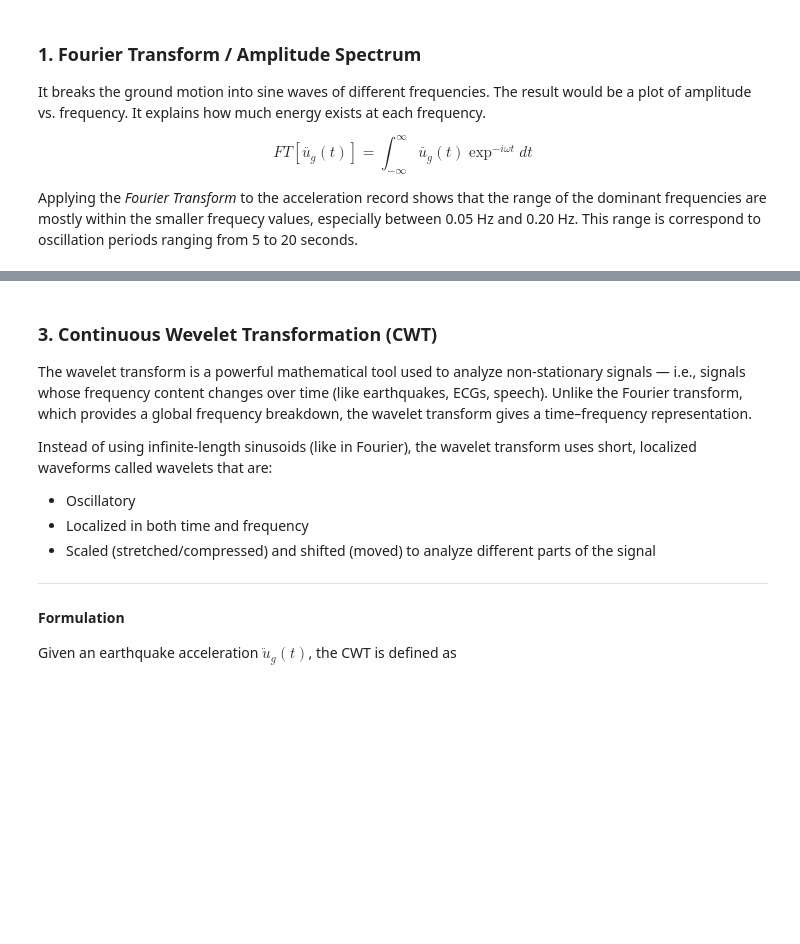
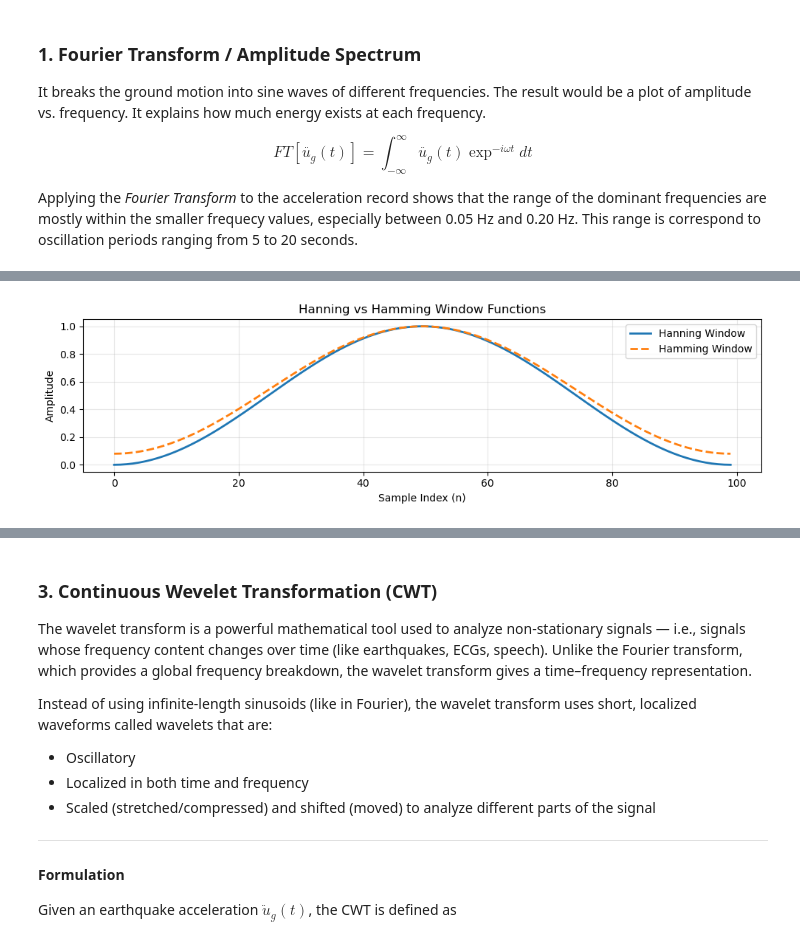
Before and after one commit to hkaragah/hkaragah.github.io, a Jupyter notebook: earthquake/frequency_content/frequency_content.ipynb, the cells around one changed output, grey strips where cells are left out. Drawn from its saved outputs; the diff is of its cells as text; code cells hidden in the pictures; blank space fills up the shorter version.

```diff
--- a/earthquake/frequency_content/frequency_content.ipynb
+++ b/earthquake/frequency_content/frequency_content.ipynb
@@ -267,0 +385,24 @@ The PSD is often implemented using _Welch's Method_ for smoother estimates. The
+# %%
+# Comapre Hanning and Hamming windows
+
+# Length of the window
+N = 100
+
+# Generate Hanning and Hamming windows
+n = np.arange(N)
+hanning_window = 0.5 * (1 - np.cos(2 * np.pi * n / (N - 1)))
+hamming_window = 0.54 - 0.46 * np.cos(2 * np.pi * n / (N - 1))
+
+# Plot the window functions
+plt.figure(figsize=(10, 3))
+plt.plot(n, hanning_window, label='Hanning Window', linewidth=2)
+plt.plot(n, hamming_window, label='Hamming Window', linewidth=2, linestyle='--')
+plt.title('Hanning vs Hamming Window Functions')
+plt.xlabel('Sample Index (n)')
+plt.ylabel('Amplitude')
+plt.grid(True, alpha=0.3)
+plt.legend()
+plt.tight_layout()
+plt.show()
+# %% [output]
+[figure, added]
```
Also changed, not shown: parts of 27 cells of this notebook, 10 other files.
